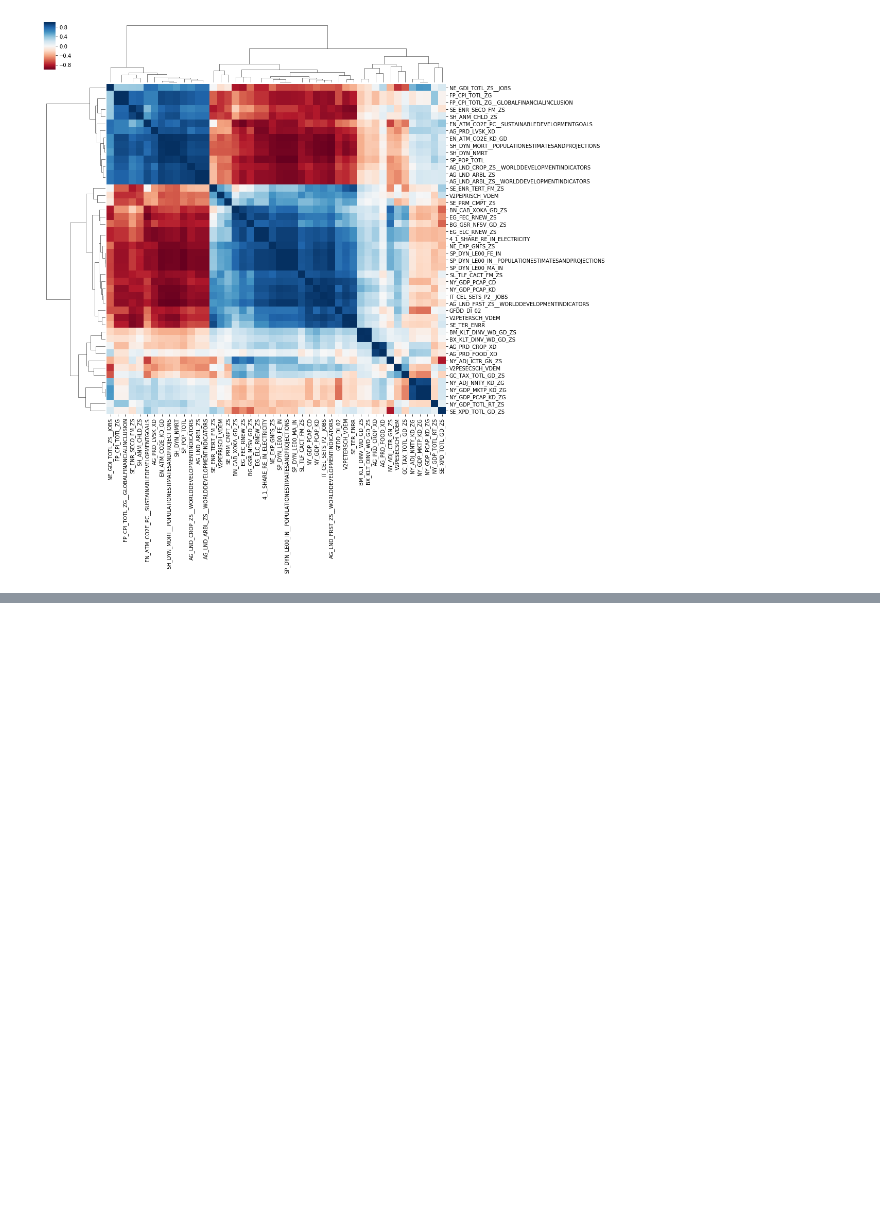
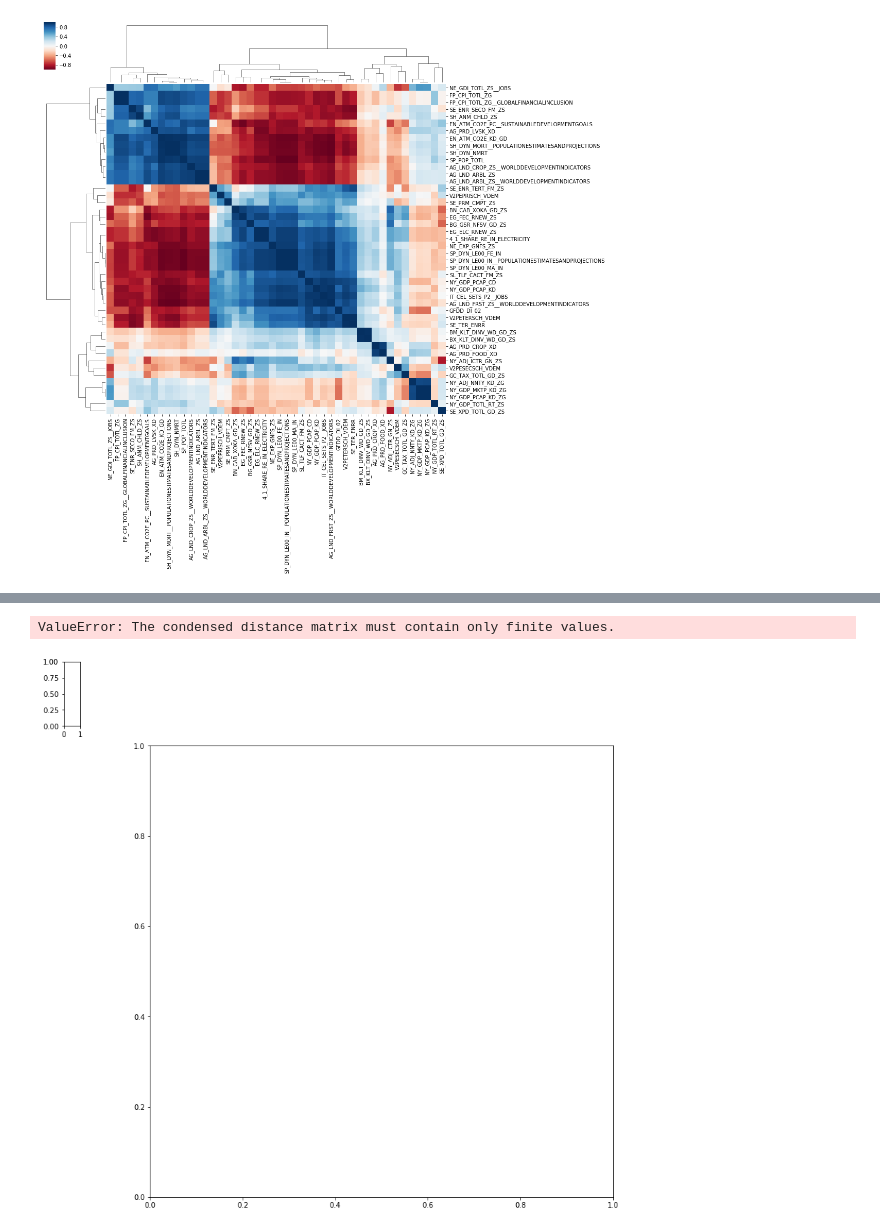
Before and after one commit to MichalMilkowski1989/Datathon-Vienna-2018, a Jupyter notebook: OpenGovData/Teams/PyTeam/hungary.ipynb, the cells around one changed output, grey strips where cells are left out. Drawn from its saved outputs; the diff is of its cells as text; code cells hidden in the pictures; blank space fills up the shorter version.

```diff
--- a/OpenGovData/Teams/PyTeam/hungary.ipynb
+++ b/OpenGovData/Teams/PyTeam/hungary.ipynb
@@ -285,0 +335,5 @@ ex.mean(axis=0)
+# %%
+sns.clustermap(hm, cmap='RdBu', figsize=(14,14))
+# %% [output]
+ValueError: The condensed distance matrix must contain only finite values.
+[figure, added]
```
Also changed, not shown: parts of 22 cells of this notebook.
